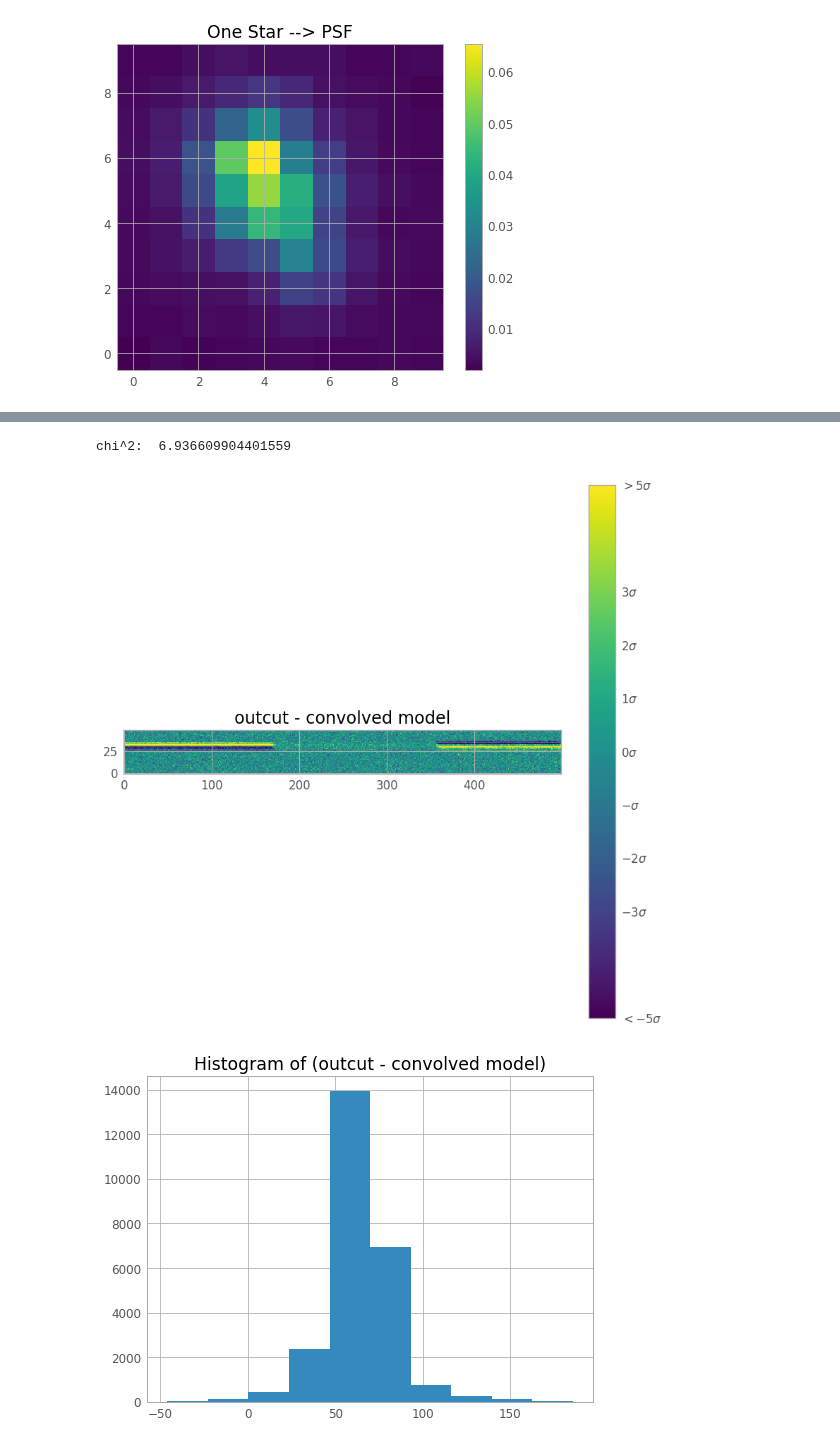
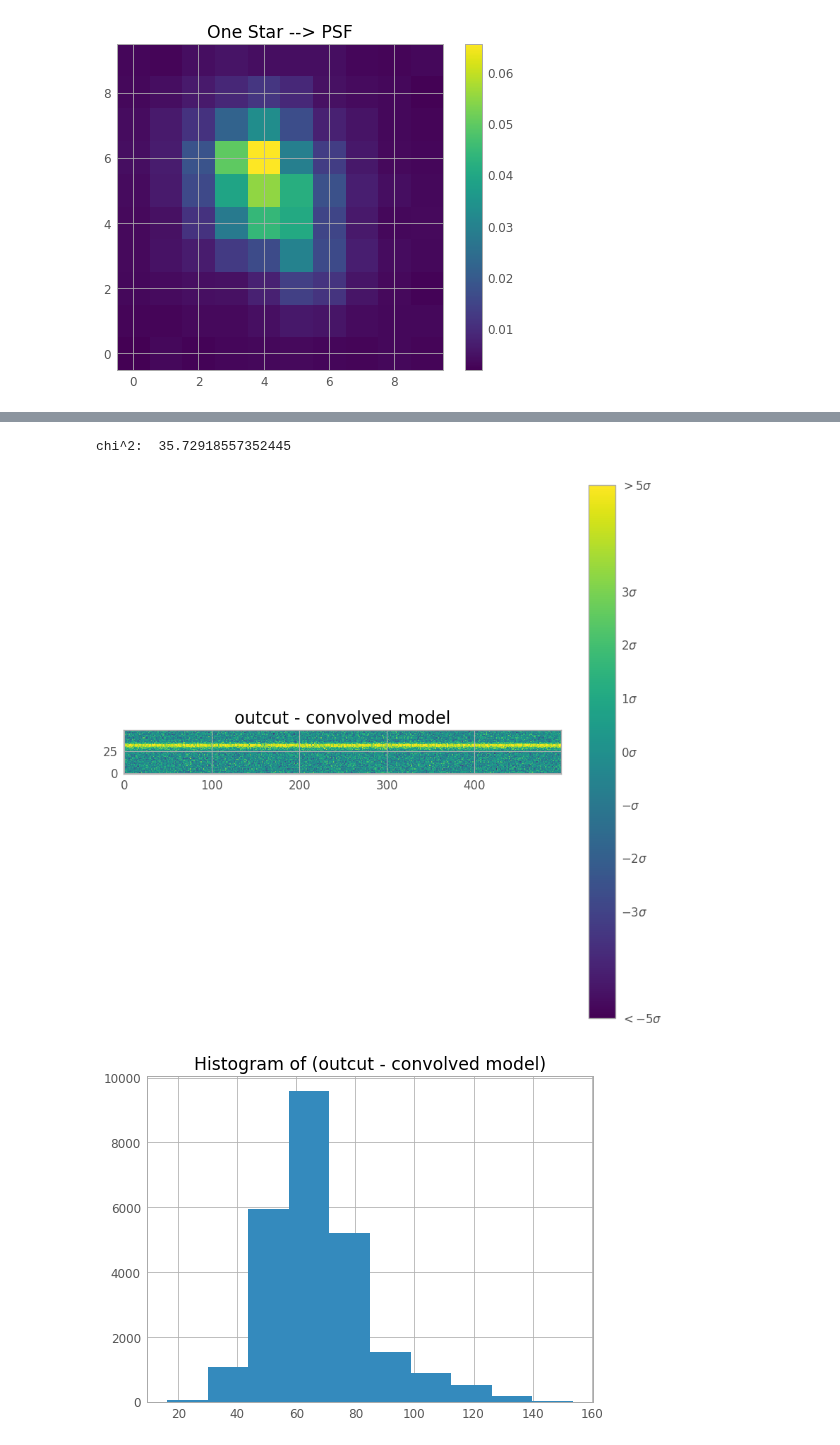
Before and after one commit to SSAEPFL/PSF, a Jupyter notebook: test-track-fitting.ipynb, the cells around one changed output, grey strips where cells are left out. Drawn from its saved outputs; the diff is of its cells as text; code cells hidden in the pictures.

```diff
--- a/test-track-fitting.ipynb
+++ b/test-track-fitting.ipynb
@@ -109,8 +104,8 @@ plt.show()
 pos = initial_guess + np.random.randn(100, 4)
 nwalkers, ndim = pos.shape
 with Pool() as pool:
-    sampler = emcee.EnsembleSampler(nwalkers, ndim, logProbability, args=(track_data2, std, PSF2, mean), pool=pool)
-    sampler.run_mcmc(pos, 100, progress=True)
+    sampler = emcee.EnsembleSampler(nwalkers, ndim, logProbability, args=(track_data, std, PSF, mean, True), pool=pool)
+    sampler.run_mcmc(pos, 3000, progress=True)
 # %%
 # looking at the steps
 fig, axes = plt.subplots(4, figsize=(10, 7), sharex=True)
@@ -141,30 +136,0 @@ fig = corner.corner(flat_samples, labels=labels, truths=((true_parameters[0]*2,
-# %%
-# results
-theta2 = [0, 0, 0, 0]
-theta_error2 = [0, 0, 0, 0]
-print('On oversample image')
-for i in range(ndim):
-    theta2[i] = np.mean(flat_samples[:, i])
-    theta_error2[i] = np.std(flat_samples[:, i])
-    txt = "\mathrm{{{2}}} = {0:.1f} +- {{{1:.1f}}}".format(
-        theta2[i], theta_error2[i], labels[i])
-    display(Math(txt))
-
-theta = [x/2 for x in theta2]
-theta_error = [x/2 for x in theta_error2]
-theta[3] = 4*theta[3]
-theta_error[3] = 4*theta_error[3]
-
-print('On original image')
-i0 = "\mathrm{{i0}} = {0:.1f} +- {{{1:.1f}}}".format(
-    theta[0], theta_error[0])
-iend = "\mathrm{{iend}} = {0:.1f} +- {{{1:.1f}}}".format(
-    theta[1], theta_error[1])
-width = "\mathrm{{width}} = {0:.1f} +- {{{1:.1f}}}".format(
-    theta[2], theta_error[2])
-amplitude = "\mathrm{{amplitude}} = {0:.1f} +- {{{1:.1f}}}".format(
-    theta[3], theta_error[3])
-display(Math(i0))
-display(Math(iend))
-display(Math(width))
-display(Math(amplitude))
@@ -181,0 +137,10 @@ $\displaystyle \mathrm{amplitude} = 964.1 +- {192.6}$
+# %%
+# results
+theta = [0, 0, 0, 0]
+theta_error = [0, 0, 0, 0]
+for i in range(ndim):
+    theta[i] = np.mean(flat_samples[:, i])
+    theta_error[i] = np.std(flat_samples[:, i])
+    txt = "\mathrm{{{2}}} = {0:.1f} +- {{{1:.1f}}}".format(
+        theta[i], theta_error[i], labels[i])
+    display(Math(txt))
@@ -182,29 +152,28 @@ $\displaystyle \mathrm{amplitude} = 964.1 +- {192.6}$
 # %%
 # best model
 best_model = convolve2d(simplerTrackModel(np.shape(track_data), *theta), PSF, 'same')
-best_model2 = convolve2d(simplerTrackModel(np.shape(track_data2), *theta2), PSF2, 'same')
 chi2 = reducedGoodnessModel(track_data, best_model, std)
 print('chi^2: ', chi2)
 
 plt.figure(figsize=(10, 10), dpi=100, facecolor='w', edgecolor='k')
 plt.title('outcut - convolved model')
 #norm = ImageNormalize(stretch=SqrtStretch())
 img = track_data - best_model
 plt.imshow(img, origin='lower', cmap='viridis', interpolation='none', vmin=-5*std+mean, vmax=5*std+mean)
 ca = plt.colorbar(ticks=ticks)
 ca.ax.set_yticklabels(tick_labels)
 plt.show()
 
 #matplotlib.rcParams['figure.f#igsize'] = [10, 10]
 plt.figure()
 plt.title('Histogram of (outcut - convolved model)')
 plt.hist(img.flatten(), bins=10)
 #plt.yscale('log')
 plt.show()
 # %% [output]
-chi^2:  6.936609904401559
+chi^2:  35.72918557352445
-[figure, old version]
+[figure, new version]
-[figure, old version]
+[figure, new version]
 # %%
 # signal to noise ratio of the track
 
```
Also changed, not shown: parts of 9 cells of this notebook, 1 other file.
